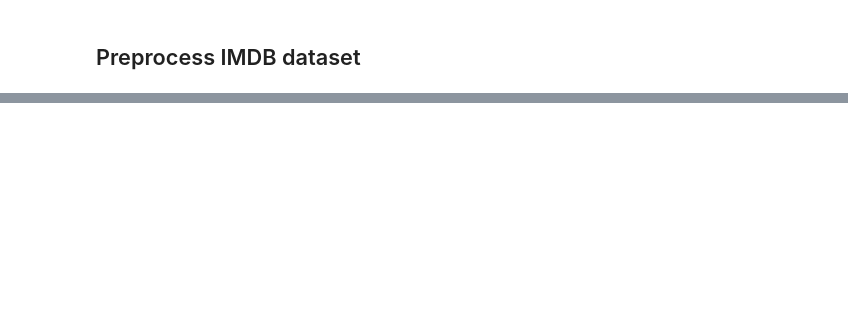
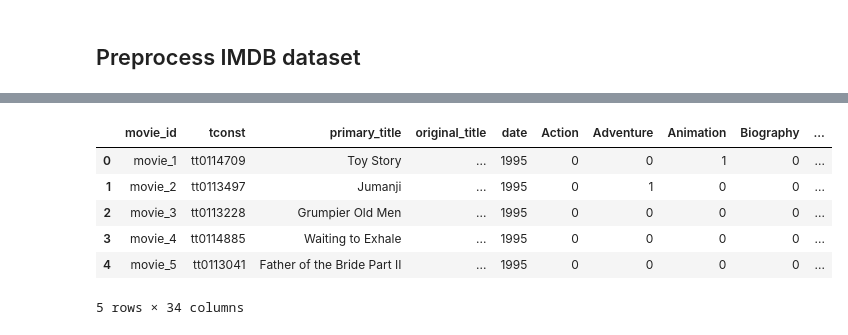
Before and after one commit to SIMOUNIX/movie-pairing-recommender-system, a Jupyter notebook: main.ipynb, the cells around one changed output, grey strips where cells are left out. Saved outputs shown, nothing was run; the diff lists cells and outputs as text; code cells hidden in the pictures; blank space fills up the shorter version.

```diff
--- a/main.ipynb
+++ b/main.ipynb
@@ -214,0 +204,10 @@ imdb_title.drop(columns=["genres"], inplace=True)
+# %%
+# Drop the column "\N"
+
+imdb_title.drop(columns=["\\N"], inplace=True)
+# %%
+imdb_title["primary_title_processed"] = imdb_title["primary_title"].apply(lambda x: str(x).replace(" ", "").lower())
+imdb_title["primary_title_processed"] = imdb_title["primary_title_processed"].str.normalize('NFKD').str.encode('ascii', errors='ignore').str.decode('utf-8')
+
+imdb_title["original_title_processed"] = imdb_title["original_title"].apply(lambda x: str(x).replace(" ", "").lower())
+imdb_title["original_title_processed"] = imdb_title["original_title_processed"].str.normalize('NFKD').str.encode('ascii', errors='ignore').str.decode('utf-8')
@@ -214,0 +223,5 @@ imdb_title.drop(columns=["genres"], inplace=True)
+# %%
+merged_movies = pd.merge(ml_movies, imdb_title, on=['primary_title_processed', 'date'], how='left')
+
+# Remove the rows where tconst is NaN
+merged_movies = merged_movies[~merged_movies["tconst"].isna()]
@@ -214,0 +269,30 @@ imdb_title.drop(columns=["genres"], inplace=True)
+# %%
+new_order = [
+    'movie_id', 'tconst',
+
+    'primary_title', 'original_title',
+
+    'date',
+
+    'Action', 'Adventure', 'Animation', 'Biography', 'Children\'s', 'Comedy', 'Crime',
+    'Documentary', 'Drama', 'Family', 'Fantasy', 'Film-Noir', 'Game-Show', 'History',
+    'Horror', 'Music', 'Musical', 'Mystery', 'News', 'Reality-TV', 'Romance', 'Sci-Fi',
+    'Short', 'Sport', 'Talk-Show', 'Thriller', 'War', 'Western', 'Adult'
+]
+
+merged_movies = merged_movies[new_order]
+# %%
+# Convert all the float columns to int
+for col in merged_movies.columns:
+    if merged_movies[col].dtype == float:
+        merged_movies[col] = merged_movies[col].fillna(0).astype(int)
+
+display(merged_movies.head())
+# %% [output]
+|  | movie_id | tconst | primary_title | original_title | date | Action | Adventure | Animation | Biography | ... |
+| 0 | movie_1 | tt0114709 | Toy Story | ... | 1995 | 0 | 0 | 1 | 0 | ... |
+| 1 | movie_2 | tt0113497 | Jumanji | ... | 1995 | 0 | 1 | 0 | 0 | ... |
+| 2 | movie_3 | tt0113228 | Grumpier Old Men | ... | 1995 | 0 | 0 | 0 | 0 | ... |
+| 3 | movie_4 | tt0114885 | Waiting to Exhale | ... | 1995 | 0 | 0 | 0 | 0 | ... |
+| 4 | movie_5 | tt0113041 | Father of the Bride Part II | ... | 1995 | 0 | 0 | 0 | 0 | ... |
+5 rows × 34 columns
```
Also changed, not shown: parts of 19 cells of this notebook.
